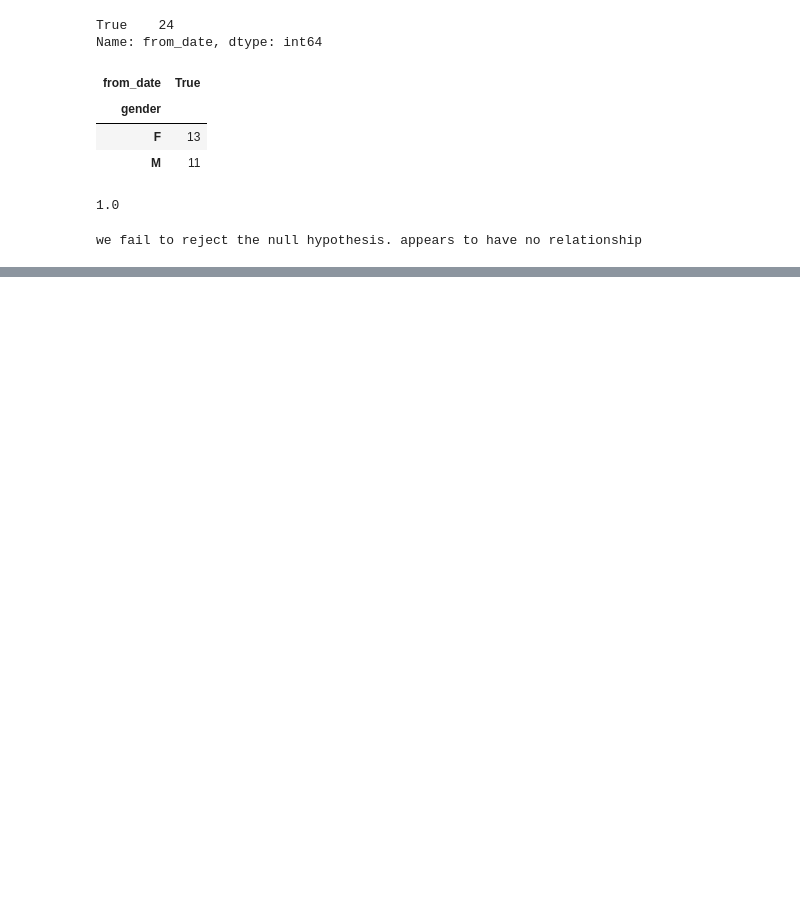
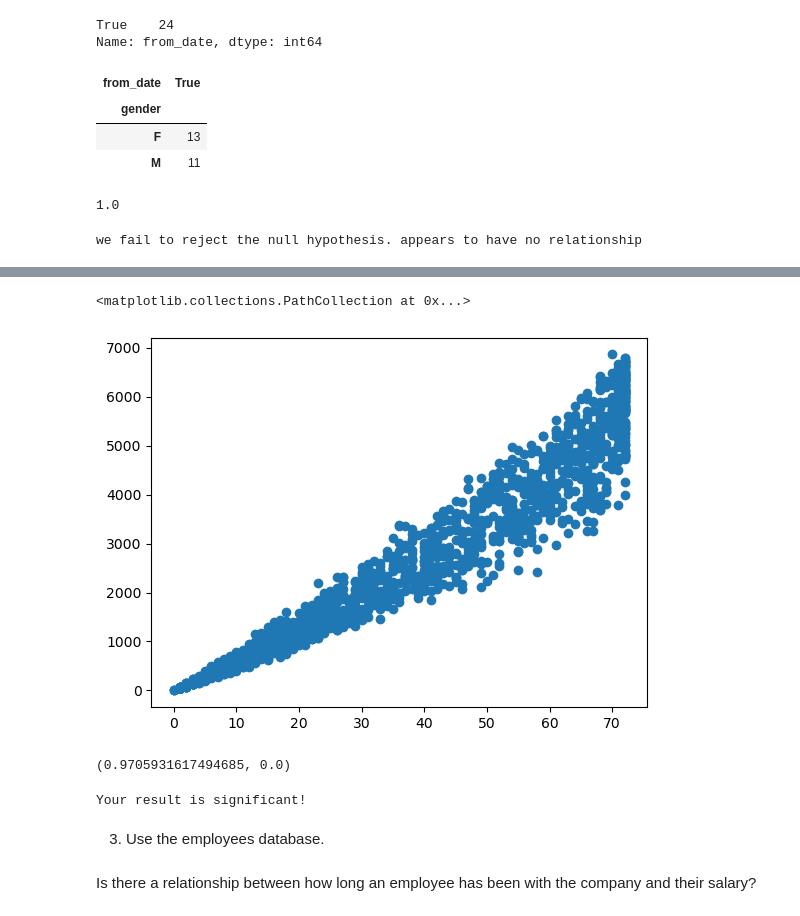
Before and after one commit to Msalazar2/statistics-exercises, a Jupyter notebook: hypothesis_testing.ipynb, the cells around one changed output, grey strips where cells are left out. Saved outputs shown, nothing was run; the diff lists cells and outputs as text; code cells hidden in the pictures; blank space fills up the shorter version.

```diff
--- a/hypothesis_testing.ipynb
+++ b/hypothesis_testing.ipynb
@@ -305,0 +479,3 @@ we fail to reject the null hypothesis. appears to have no relationship
+# %%
+t = df[df.internet_service_type_id == 1]
+t
@@ -305,0 +496,3 @@ we fail to reject the null hypothesis. appears to have no relationship
+# %%
+ph = t[t.phone_service == 'Yes']
+ph
@@ -305,0 +513,18 @@ we fail to reject the null hypothesis. appears to have no relationship
+# %%
+plt.scatter(ph.tenure, ph.t_charges)
+# %% [output]
+<matplotlib.collections.PathCollection at 0x...>
+[figure, added]
+# %%
+r, p = stats.pearsonr(ph.tenure, ph.t_charges)
+r, p
+# %% [output]
+(0.9705931617494685, 0.0)
+# %%
+eval_result(p)
+# %% [output]
+Your result is significant!
+# %% [markdown]
+3. Use the employees database.
+# %% [markdown]
+Is there a relationship between how long an employee has been with the company and their salary?
```
Also changed, not shown: parts of 97 cells of this notebook.
